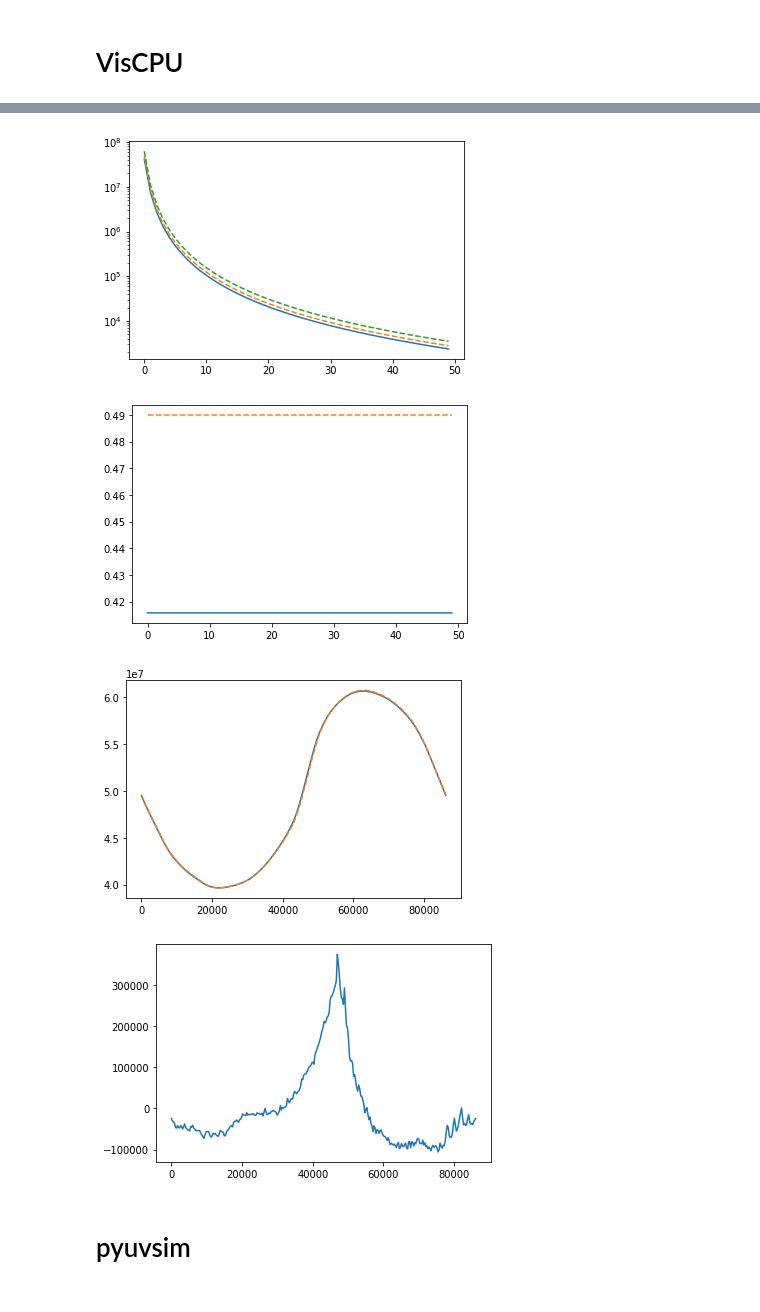
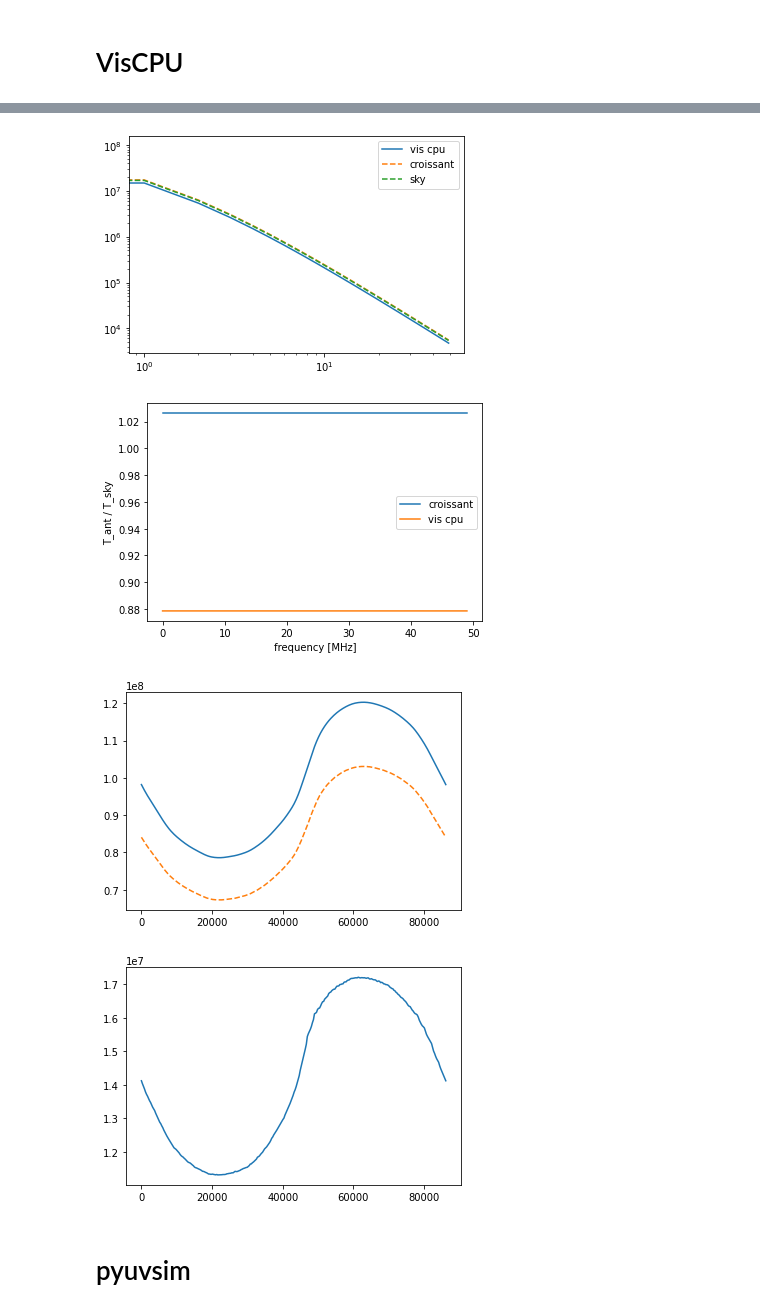
Before and after one commit to christianhbye/croissant, a Jupyter notebook: notebooks/hera_sim_test.ipynb, the cells around one changed output, grey strips where cells are left out. Saved outputs shown, nothing was run; the diff lists cells and outputs as text; code cells hidden in the pictures.

Commit message:
compare above horizon only

```diff
--- a/notebooks/hera_sim_test.ipynb
+++ b/notebooks/hera_sim_test.ipynb
@@ -54,4 +67,5 @@ sim = cro.simulator.Simulator(
 # %%
 sim.run(dpss=False)
+sim.waterfall *= sim.beam.total_power / (sim.beam.compute_total_power())  # account for horizon cutoff...
 sim.plot(power=2.5)
 # %% [output]
@@ -76,7 +90,7 @@ Cannot check consistency of a string-mode BeamList! Set force=True to force cons
 from pyradiosky import SkyModel
 
 hpx_inds = np.arange(sky.npix)
-stokes = np.zeros((4, 1, npix)) * Kelvin
+stokes = np.zeros((4, 1, sky.npix)) * Kelvin
 stokes[0, :, :] = healpy.Rotator(coord="gc").rotate_map_alms(sky.data[0]) * Kelvin  # in equatorial
 
 diffuse_params = {
@@ -123,6 +139,6 @@ data_model = ModelData(
 # %%
 from hera_sim.visibilities import VisCPU, VisibilitySimulation
-
+t_mid = sim.t_start + 1/2 * sim.dt[-1] * seconds
 vis_class = VisCPU(use_pixel_beams=False, precision=1, ref_time=t_mid, correct_source_positions=True)
 vis_cpu = VisibilitySimulation(deepcopy(data_model), vis_class, sky.nside)
 _ = vis_cpu.simulate()
@@ -132,7 +148,7 @@ vis_wfall = vis_cpu.data_model.uvdata.get_data((0, 0, "xx")).real.copy()
 vis_wfall *= jy2k  # jy to K
 vis_wfall *= 2  # 2 pols
 vis_wfall *= 4*np.pi / sky.npix  # pixel normalization
-vis_wfall /= sim.beam.total_power  # beam normalization
+vis_wfall /= 2*np.pi  # beam normalization (above horizon only..)
 # %%
 plt.figure()
 plt.imshow(vis_wfall * sim.frequencies**2.5, aspect="auto")
@@ -154,32 +179,37 @@ plt.show()
 # %%
 plt.figure()
-plt.plot(vis_wfall[0])
-plt.plot(sim.waterfall[0], ls="--")
-plt.plot(sky.data[:, 0], ls="--")
+plt.plot(vis_wfall[0], label="vis cpu")
+plt.plot(sim.waterfall[0], ls="--", label="croissant")
+plt.plot(mean_sky, ls="--", label="sky")
 plt.yscale("log")
+plt.xscale("log")
+plt.legend()
 plt.show()
 # %% [output]
-[figure, old version]
+[figure, new version]
 # %%
 plt.figure()
-plt.plot(vis_wfall[0] / sky.data.mean(axis=1))
-plt.plot(sim.waterfall[0] / sky.data.mean(axis=1), ls="--")
+plt.plot(sim.waterfall[0] / mean_sky, label="croissant")
+plt.plot(vis_wfall[0] / mean_sky, label="vis cpu")
+plt.legend()
 #plt.yscale("log")
+plt.xlabel("frequency [MHz]")
+plt.ylabel("T_ant / T_sky")
 plt.show()
 # %% [output]
-[figure, old version]
+[figure, new version]
 # %%
 plt.figure()
 plt.plot(sim.dt, sim.waterfall[:, 0])
-plt.plot(sim.dt, vis_wfall[:, 0] * 1.1787602874958942, ls="--")
+plt.plot(sim.dt, vis_wfall[:, 0], ls="--")
 plt.show()
 
 plt.figure()
-plt.plot(sim.dt, sim.waterfall[:, 0] - 1.1787602874958942 * vis_wfall[:, 0])
+plt.plot(sim.dt, sim.waterfall[:, 0] - vis_wfall[:, 0])
 plt.show()
 # %% [output]
-[figure, old version]
+[figure, new version]
-[figure, old version]
+[figure, new version]
 # %% [markdown]
 # pyuvsim
 # %%
```
Also changed, not shown: parts of 11 cells of this notebook.
